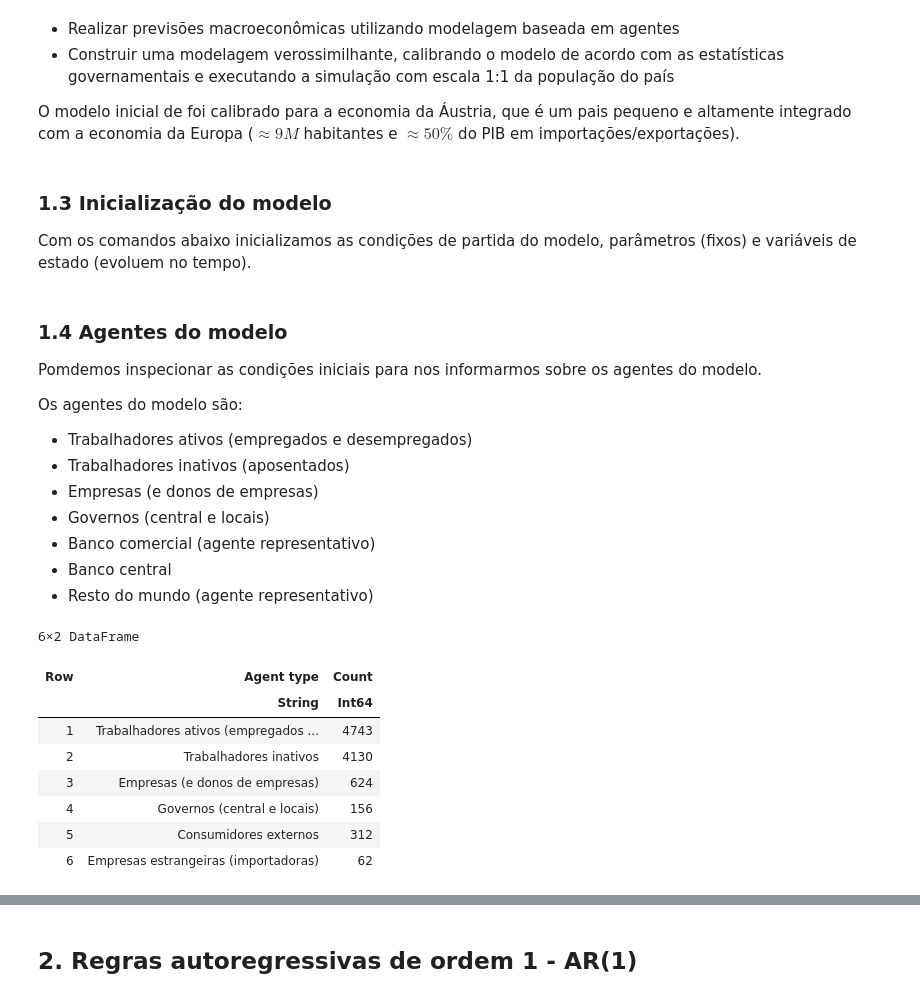
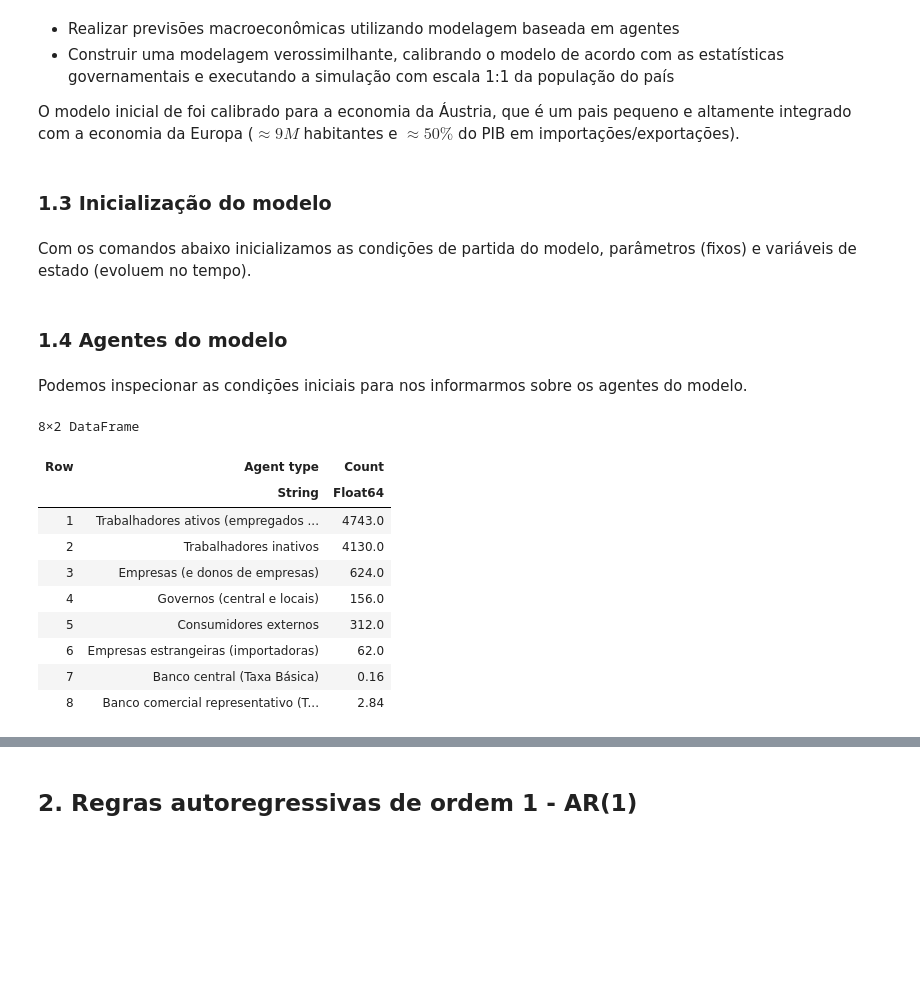
Before and after one commit to danielbandrade/BeforeIT-dba, a Jupyter notebook: dba-studies/seminario-economia/conteúdo-seminario.ipynb, the cells around one changed output, grey strips where cells are left out. Drawn from its saved outputs; the diff is of its cells as text; code cells hidden in the pictures; blank space fills up the shorter version.

```diff
--- a/dba-studies/seminario-economia/conteúdo-seminario.ipynb
+++ b/dba-studies/seminario-economia/conteúdo-seminario.ipynb
@@ -20,8 +20,8 @@ Utilizaremos esta implementação em Julia para explorar o modelo de maneira pr
 O modelo inicial de foi calibrado para a economia da Áustria, que é um pais pequeno e altamente integrado com a economia da Europa ($ \approx 9M$ habitantes  e $\approx 50\%  $ do PIB em importações/exportações).
 # %% [markdown]
 ### 1.3 Inicialização do modelo
-
-Com os comandos abaixo inicializamos as condições de partida do modelo, parâmetros (fixos) e variáveis de estado (evoluem no tempo).
+# %% [markdown]
+Com os comandos abaixo inicializamos as condições de partida do modelo, parâmetros (fixos) e variáveis de estado (evoluem no tempo).
 # %%
 import BeforeIT as Bit
 import Random
@@ -33,37 +33,32 @@ initial_conditions = Bit.AUSTRIA2010Q1.initial_conditions;
 model = Bit.Model(parameters,initial_conditions);
 # %% [markdown]
 ### 1.4 Agentes do modelo
-
-Pomdemos inspecionar as condições iniciais para nos informarmos sobre os agentes do modelo.
-
-Os agentes do modelo são:
-- Trabalhadores ativos (empregados e desempregados)
-- Trabalhadores inativos (aposentados)
-- Empresas (e donos de empresas)
-- Governos (central e locais)
-- Banco comercial (agente representativo)
-- Banco central
-- Resto do mundo (agente representativo)
+# %% [markdown]
+Podemos inspecionar as condições iniciais para nos informarmos sobre os agentes do modelo.
 # %%
 p = model.prop
 
 agent_table = DataFrame(
         "Agent type"        => ["Trabalhadores ativos (empregados e desempregados)",
                                 "Trabalhadores inativos",
                                 "Empresas (e donos de empresas)",
                                 "Governos (central e locais)",
                                 "Consumidores externos",
-                                "Empresas estrangeiras (importadoras)"],
-        "Count"             => [p.H_act, p.H_inact, p.I, p.J, p.L, p.G],
+                                "Empresas estrangeiras (importadoras)",
+                                "Banco central (Taxa Básica)",
+                                "Banco comercial representativo (Taxa de Juros)"],
+        "Count"             => [p.H_act, p.H_inact, p.I, p.J, p.L, p.G, round(100*model.cb.r_bar; digits = 2), round(100*model.bank.r;digits =2)],
     )
 # %% [output]
-6×2 DataFrame
+8×2 DataFrame
 | Row | Agent type | Count |
-|  | String | Int64 |
-| 1 | Trabalhadores ativos (empregados ... | 4743 |
-| 2 | Trabalhadores inativos | 4130 |
-| 3 | Empresas (e donos de empresas) | 624 |
-| 4 | Governos (central e locais) | 156 |
-| 5 | Consumidores externos | 312 |
-| 6 | Empresas estrangeiras (importadoras) | 62 |
+|  | String | Float64 |
+| 1 | Trabalhadores ativos (empregados ... | 4743.0 |
+| 2 | Trabalhadores inativos | 4130.0 |
+| 3 | Empresas (e donos de empresas) | 624.0 |
+| 4 | Governos (central e locais) | 156.0 |
+| 5 | Consumidores externos | 312.0 |
+| 6 | Empresas estrangeiras (importadoras) | 62.0 |
+| 7 | Banco central (Taxa Básica) | 0.16 |
+| 8 | Banco comercial representativo (T... | 2.84 |
 # %% [markdown]
```
Also changed, not shown: parts of 14 cells of this notebook, 1 other file.
